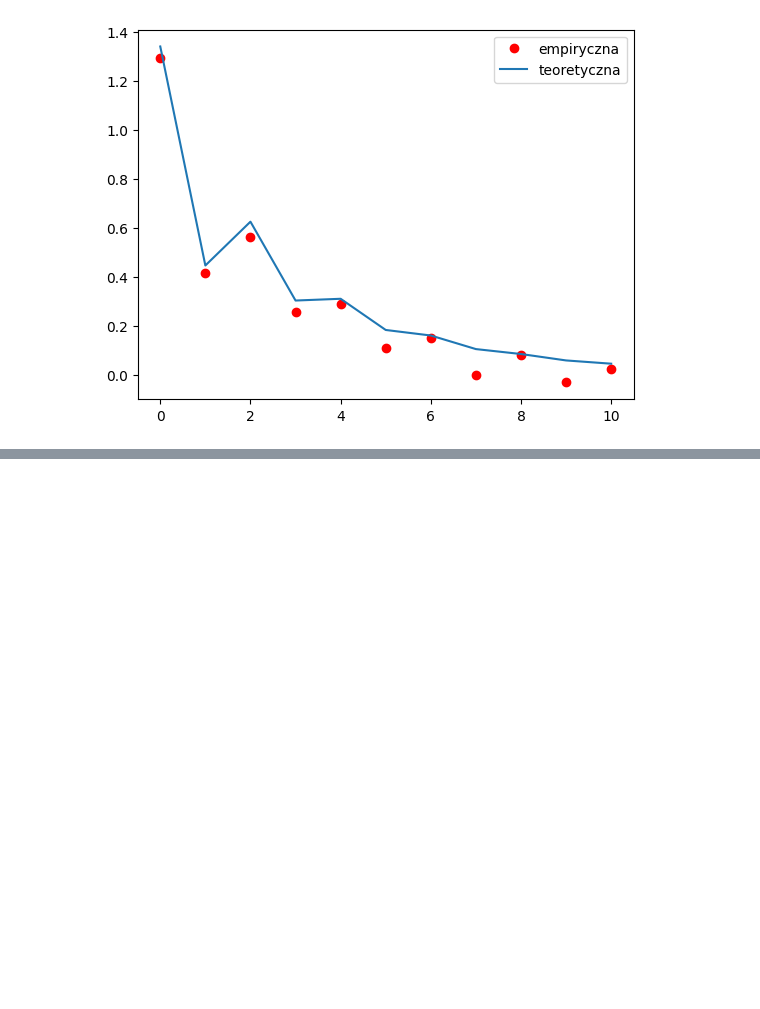
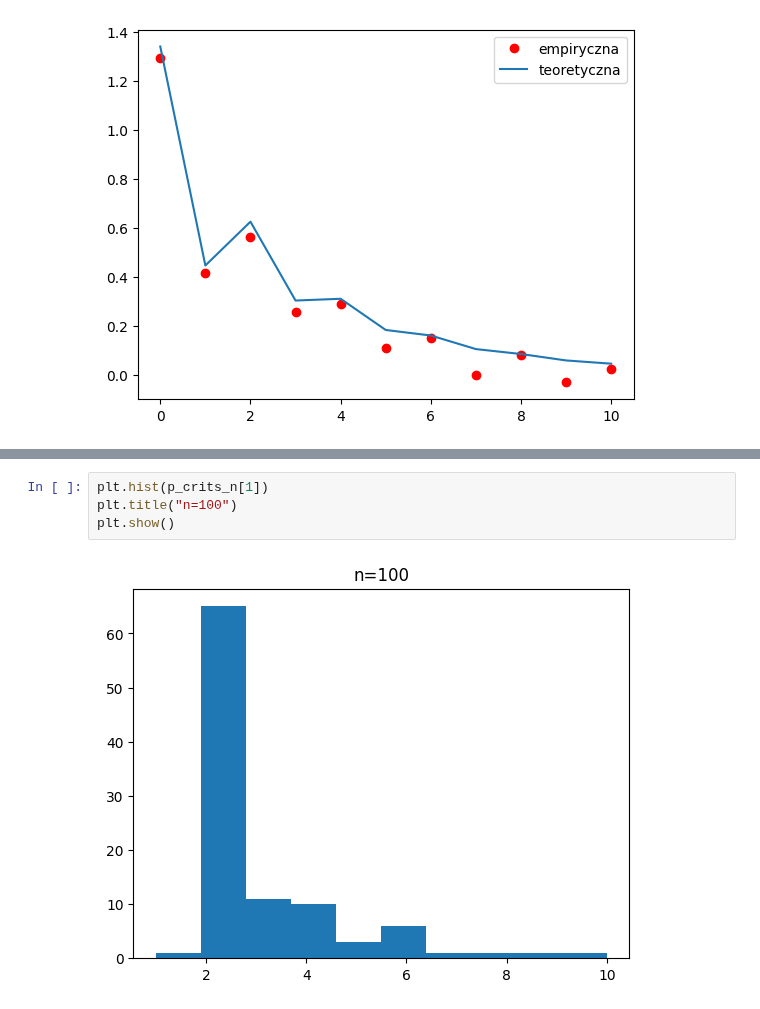
Before and after one commit to rafglo/Computer-Analysis-of-Time-Series, a Jupyter notebook: lista7.ipynb, the cells around one changed output, grey strips where cells are left out. Saved outputs shown, nothing was run; the diff lists cells and outputs as text; blank space fills up the shorter version.

```diff
--- a/lista7.ipynb
+++ b/lista7.ipynb
@@ -165,0 +196,6 @@ plt.show()
+# %%
+plt.hist(p_crits_n[1])
+plt.title("n=100")
+plt.show()
+# %% [output]
+[figure, added]
```
Also changed, not shown: parts of 6 cells of this notebook, 1 other file.
